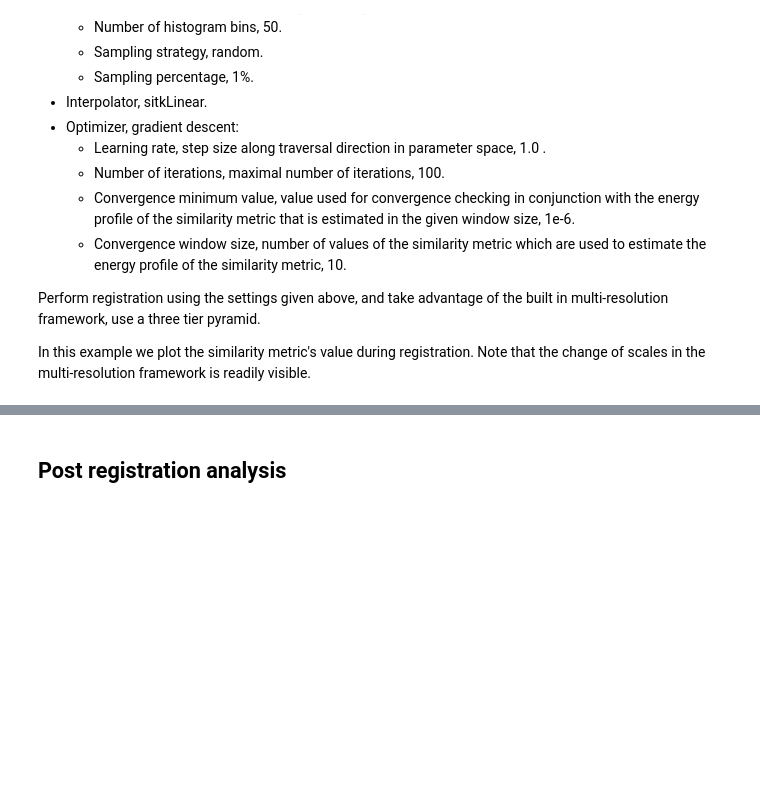
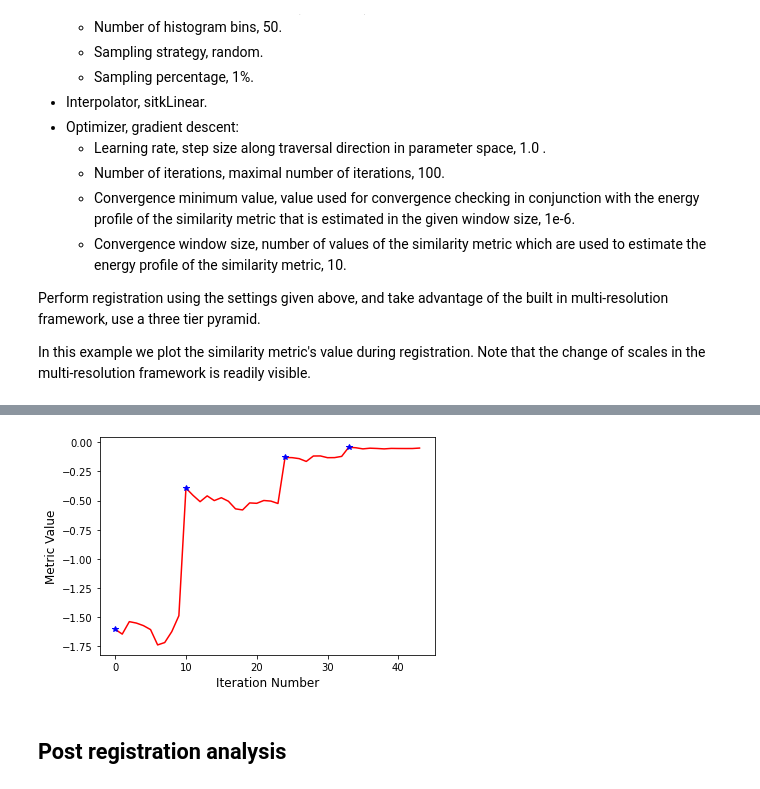
Before and after one commit to flowlow969/DD1, a Jupyter notebook: Praktikum 10/Python/60_Registration_Introduction.ipynb, the cells around one changed output, grey strips where cells are left out. Cells and saved outputs as stored; diff of their text form; code cells hidden in the pictures; blank space fills up the shorter version.

```diff
--- a/Praktikum 10/Python/60_Registration_Introduction.ipynb
+++ b/Praktikum 10/Python/60_Registration_Introduction.ipynb
@@ -319,13 +323,13 @@ registration_method = sitk.ImageRegistrationMethod()
 # Similarity metric settings.
 registration_method.SetMetricAsMattesMutualInformation(numberOfHistogramBins=50)
 registration_method.SetMetricSamplingStrategy(registration_method.RANDOM)
-registration_method.SetMetricSamplingPercentage(0.01)
+registration_method.SetMetricSamplingPercentage(0.99)
 
 registration_method.SetInterpolator(sitk.sitkLinear)
 
 # Optimizer settings.
 registration_method.SetOptimizerAsGradientDescent(
-    learningRate=1.0,
+    learningRate= 1.0,
     numberOfIterations=1000, #100
     convergenceMinimumValue=1e-6,
     convergenceWindowSize=10,
@@ -359,3 +361,4 @@ ITK ERROR: MattesMutualInformationImageToImageMetricv4(0x7fe558f4e0d0): All samp
+[figure, added]
 # %% [markdown]
 ## Post registration analysis
 # %% [markdown]
```
Also changed, not shown: parts of 5 cells of this notebook, 5 other files.
